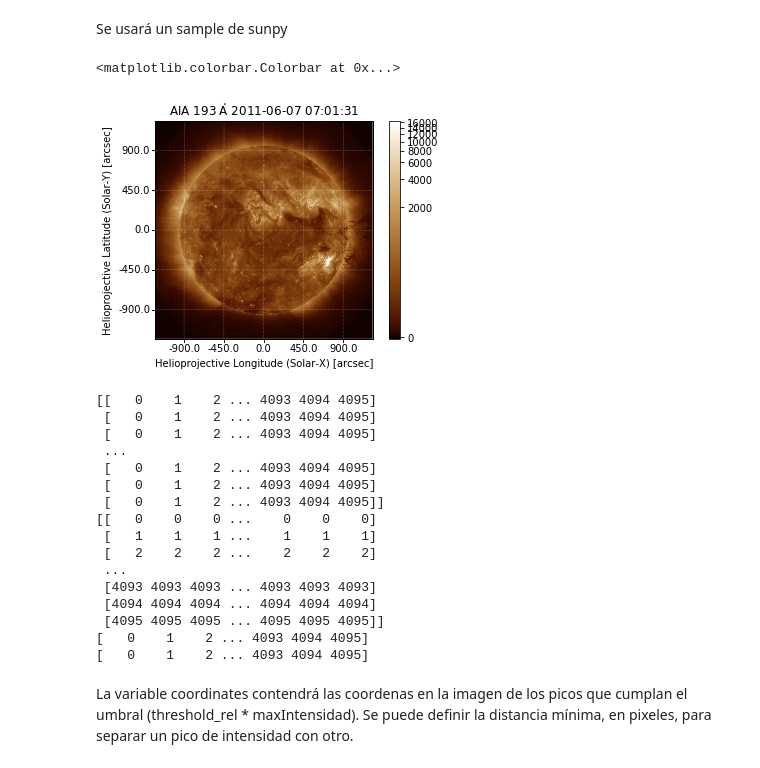
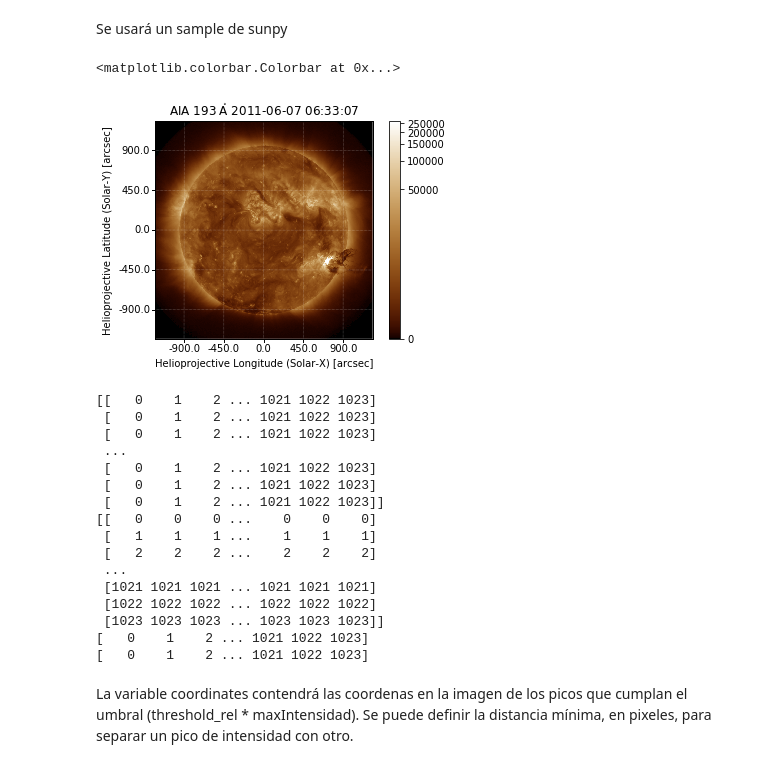
Before and after one commit to fmezacr/phd, a Jupyter notebook: Deteccion_picos_en_imagenes_solares.ipynb, the cells around one changed output. Cells and saved outputs as stored; diff of their text form; code cells hidden in the pictures.

```diff
--- a/Deteccion_picos_en_imagenes_solares.ipynb
+++ b/Deteccion_picos_en_imagenes_solares.ipynb
@@ -19,13 +19,13 @@ from sunpy.data.sample import AIA_193_IMAGE
 # %% [markdown]
 Se usará un sample de sunpy
 # %%
-aiamap = sunpy.map.Map('/home/yasser/Documents/DatosJupyterSun/JSOC_AIA_FITS/aia.lev1_euv_12s.2011-06-07T070133Z.193.image_lev1.fits')
+aiamap = sunpy.map.Map(AIA_193_IMAGE)
 plt.figure()
 aiamap.plot()
 plt.colorbar()
 # %% [output]
 <matplotlib.colorbar.Colorbar at 0x...>
-[figure, old version]
+[figure, new version]
 # %%
 x = np.arange(aiamap.data.shape[0])
 y = np.arange(aiamap.data.shape[1])
@@ -37,22 +37,22 @@ print (Y)
 print x
 print y
 # %% [output]
-[[   0    1    2 ... 4093 4094 4095]
- [   0    1    2 ... 4093 4094 4095]
- [   0    1    2 ... 4093 4094 4095]
+[[   0    1    2 ... 1021 1022 1023]
+ [   0    1    2 ... 1021 1022 1023]
+ [   0    1    2 ... 1021 1022 1023]
  ...
- [   0    1    2 ... 4093 4094 4095]
- [   0    1    2 ... 4093 4094 4095]
- [   0    1    2 ... 4093 4094 4095]]
+ [   0    1    2 ... 1021 1022 1023]
+ [   0    1    2 ... 1021 1022 1023]
+ [   0    1    2 ... 1021 1022 1023]]
 [[   0    0    0 ...    0    0    0]
  [   1    1    1 ...    1    1    1]
  [   2    2    2 ...    2    2    2]
  ...
- [4093 4093 4093 ... 4093 4093 4093]
- [4094 4094 4094 ... 4094 4094 4094]
- [4095 4095 4095 ... 4095 4095 4095]]
-[   0    1    2 ... 4093 4094 4095]
-[   0    1    2 ... 4093 4094 4095]
+ [1021 1021 1021 ... 1021 1021 1021]
+ [1022 1022 1022 ... 1022 1022 1022]
+ [1023 1023 1023 ... 1023 1023 1023]]
+[   0    1    2 ... 1021 1022 1023]
+[   0    1    2 ... 1021 1022 1023]
 # %% [markdown]
 La variable coordinates contendrá las coordenas en la imagen de los picos que cumplan el umbral (threshold_rel * maxIntensidad). Se puede definir la distancia mínima, en pixeles, para separar un pico de intensidad con otro.
 # %%
```
Also changed, not shown: parts of 3 cells of this notebook, 2 other files.
